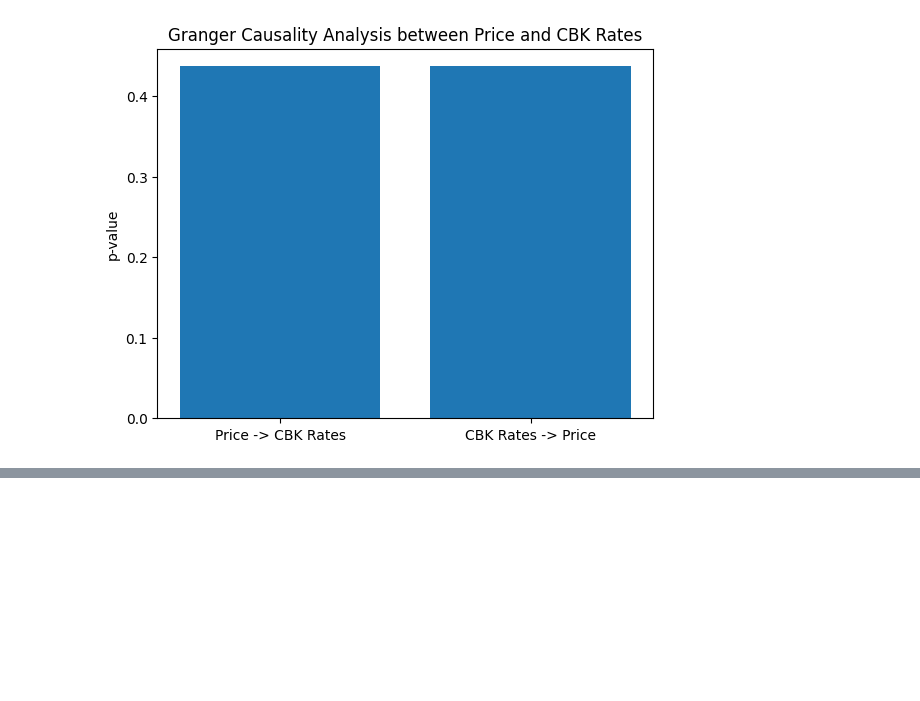
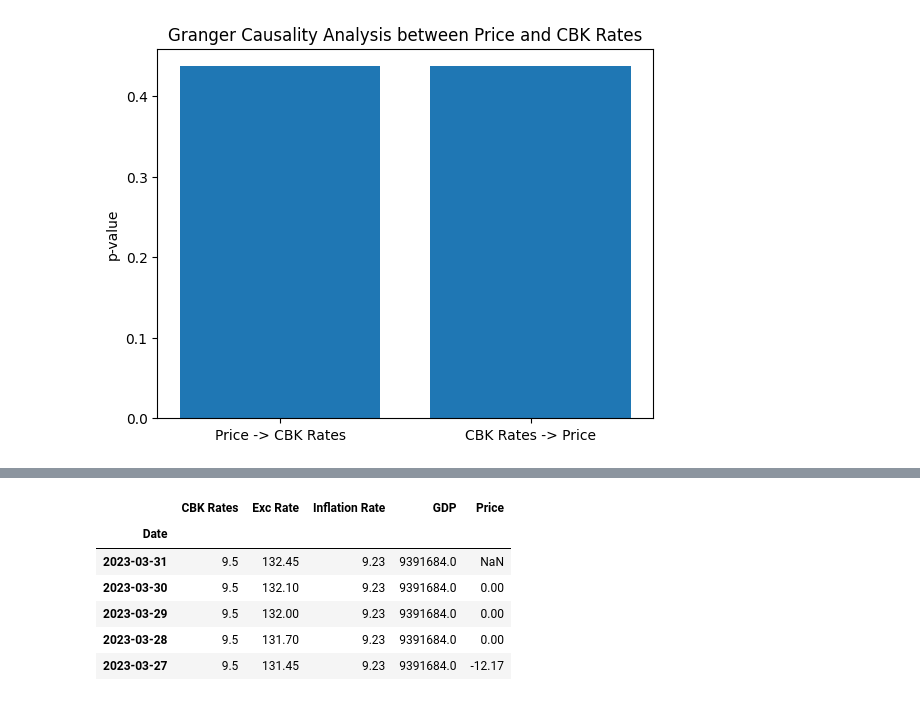
Before and after one commit to CatherineChelagat/Predictive-Time-Series-Model-Case-Study-NSE-Kenya-20-Share-Index, a Jupyter notebook: Predictive Time Series Model.ipynb, the cells around one changed output, grey strips where cells are left out. Saved outputs shown, nothing was run; the diff lists cells and outputs as text; code cells hidden in the pictures; blank space fills up the shorter version.

```diff
--- a/Predictive Time Series Model.ipynb
+++ b/Predictive Time Series Model.ipynb
@@ -822,0 +865,11 @@ plt.show()
+# %%
+differenced_df = pd.concat([main_df,differenced],axis=1).sort_index(ascending=False).iloc[:,1:]
+differenced_df.head()
+# %% [output]
+|  | CBK Rates | Exc Rate | Inflation Rate | GDP | Price |
+| Date |  |  |  |  |  |
+| 2023-03-31 | 9.5 | 132.45 | 9.23 | 9391684.0 | NaN |
+| 2023-03-30 | 9.5 | 132.10 | 9.23 | 9391684.0 | 0.00 |
+| 2023-03-29 | 9.5 | 132.00 | 9.23 | 9391684.0 | 0.00 |
+| 2023-03-28 | 9.5 | 131.70 | 9.23 | 9391684.0 | 0.00 |
+| 2023-03-27 | 9.5 | 131.45 | 9.23 | 9391684.0 | -12.17 |
```
Also changed, not shown: parts of 18 cells of this notebook.
